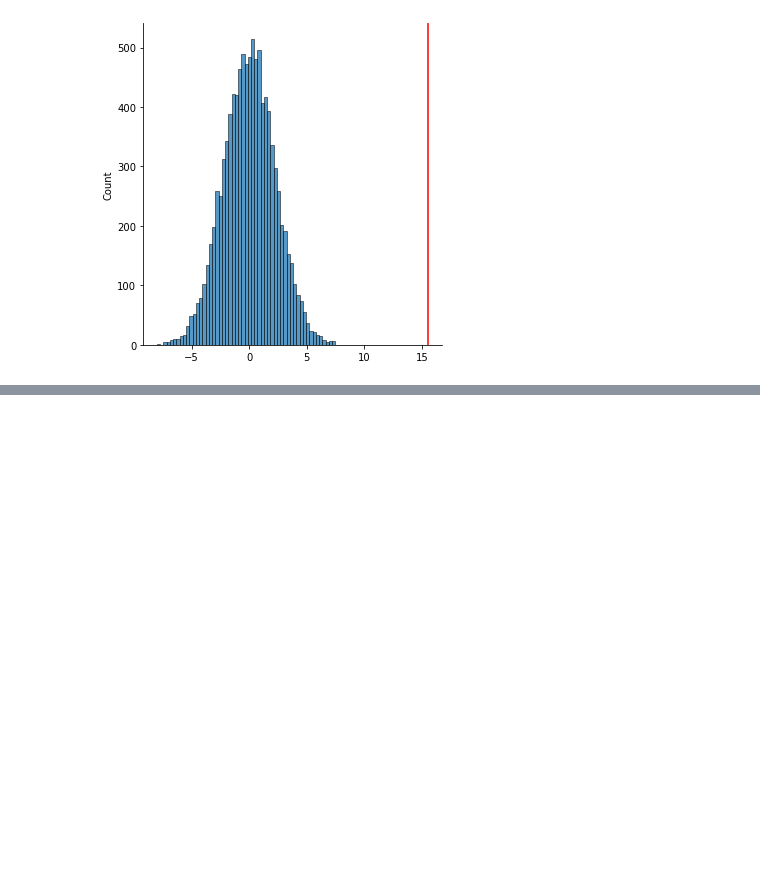
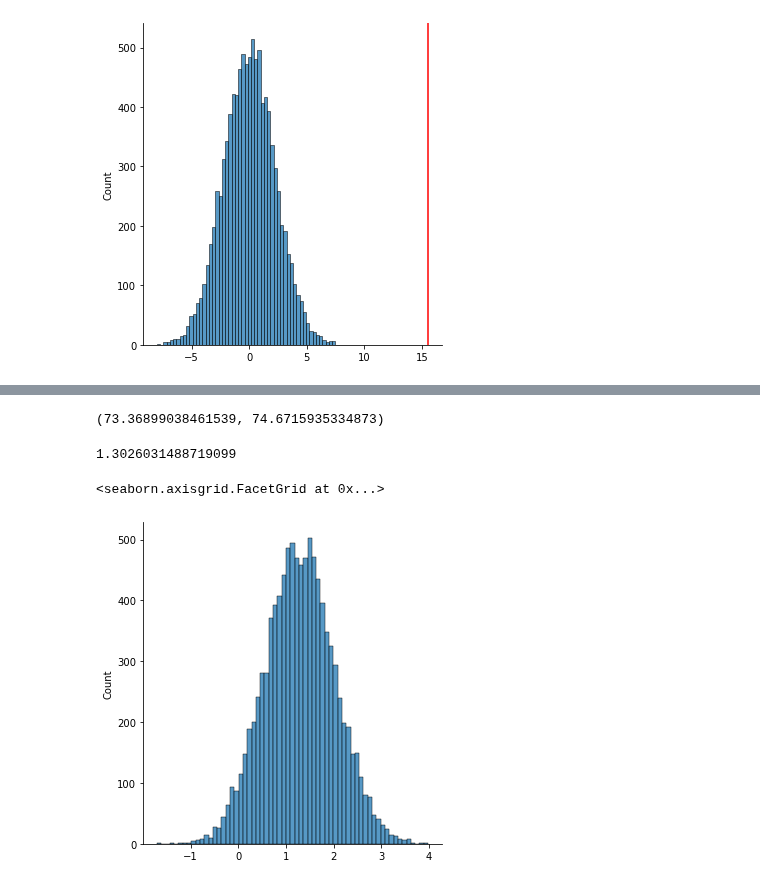
Before and after one commit to vpontello/DataScience_Nanodegree, a Jupyter notebook: 00_Extracurricular/02_Practical_Statistics/practical_statistics.ipynb, the cells around one changed output, grey strips where cells are left out. Saved outputs shown, nothing was run; the diff lists cells and outputs as text; code cells hidden in the pictures; blank space fills up the shorter version.

```diff
--- a/00_Extracurricular/02_Practical_Statistics/practical_statistics.ipynb
+++ b/00_Extracurricular/02_Practical_Statistics/practical_statistics.ipynb
@@ -2044,0 +2049,10 @@ plt.axvline(x=obs_diff, color='red')
+# %%
+import numpy as np
+import pandas as pd
+import seaborn as sns
+import matplotlib.pyplot as plt
+
+np.random.seed(42)
+
+df = pd.read_csv('data/classroom_actions.csv')
+df.head()
@@ -2044,0 +2066,34 @@ plt.axvline(x=obs_diff, color='red')
+# %%
+# The total_days represents the total amount of time
+# each student has spent in classroom.
+# get the average classroom time for control group
+control_mean = df.query("group == 'control'")['total_days'].mean()
+
+# get the average classroom time for experiment group
+experiment_mean = df.query("group == 'experiment'")['total_days'].mean()
+
+# display average classroom time for each group
+control_mean, experiment_mean
+# %% [output]
+(73.36899038461539, 74.6715935334873)
+# %%
+# compute observed difference in classroom time
+obs_diff = experiment_mean - control_mean
+
+# display observed difference
+obs_diff
+# %% [output]
+1.3026031488719099
+# %%
+diffs = []
+for i in range(10000):
+    df_sample = df.sample(df.shape[0], replace=True)
+    control_mean    = df_sample.query("group == 'control'")['total_days'].mean()
+    experiment_mean = df_sample.query("group == 'experiment'")['total_days'].mean()
+    diff = experiment_mean - control_mean
+    diffs.append(diff)
+# %%
+sns.displot(diffs)
+# %% [output]
+<seaborn.axisgrid.FacetGrid at 0x...>
+[figure, added]
```
Also changed, not shown: parts of 6 cells of this notebook.
